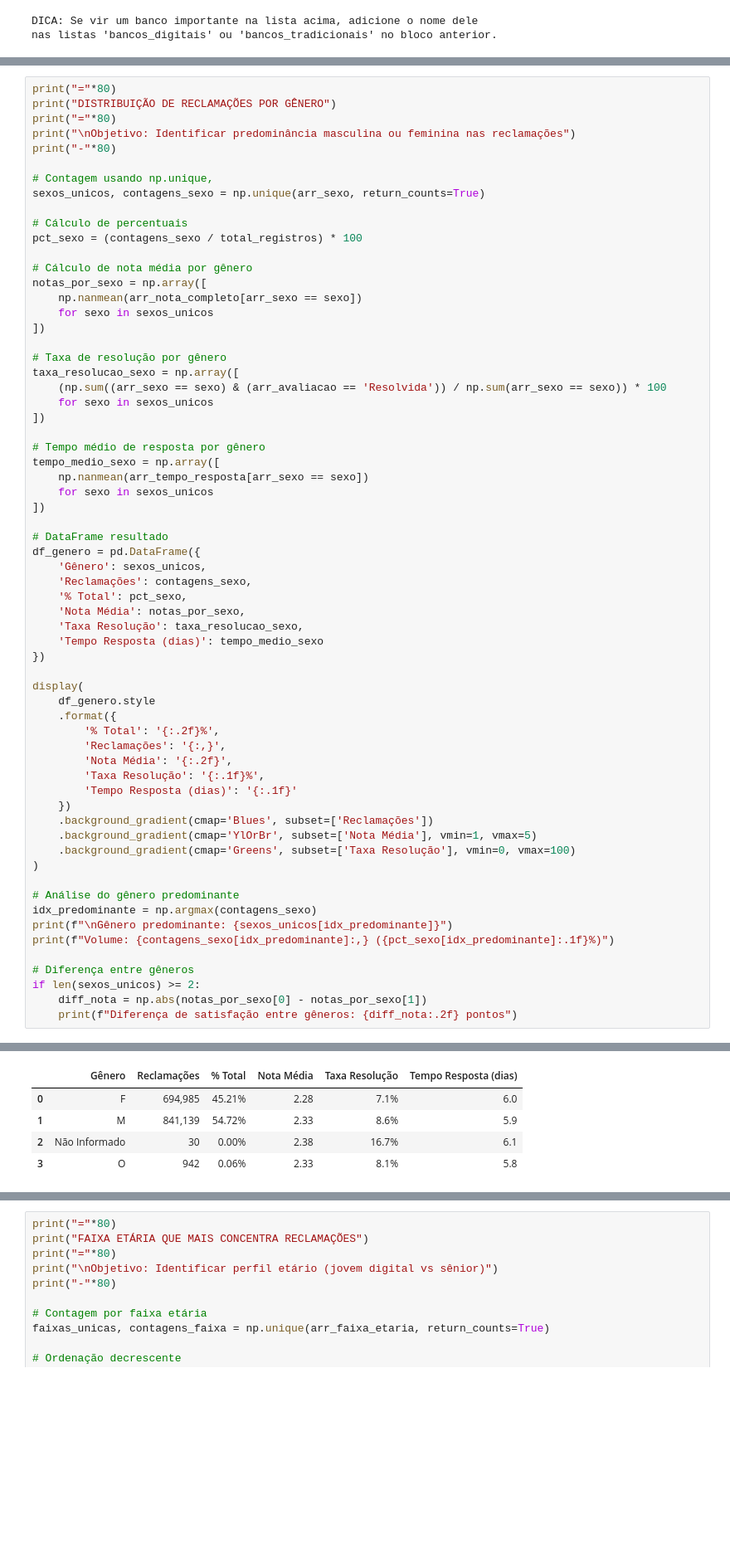
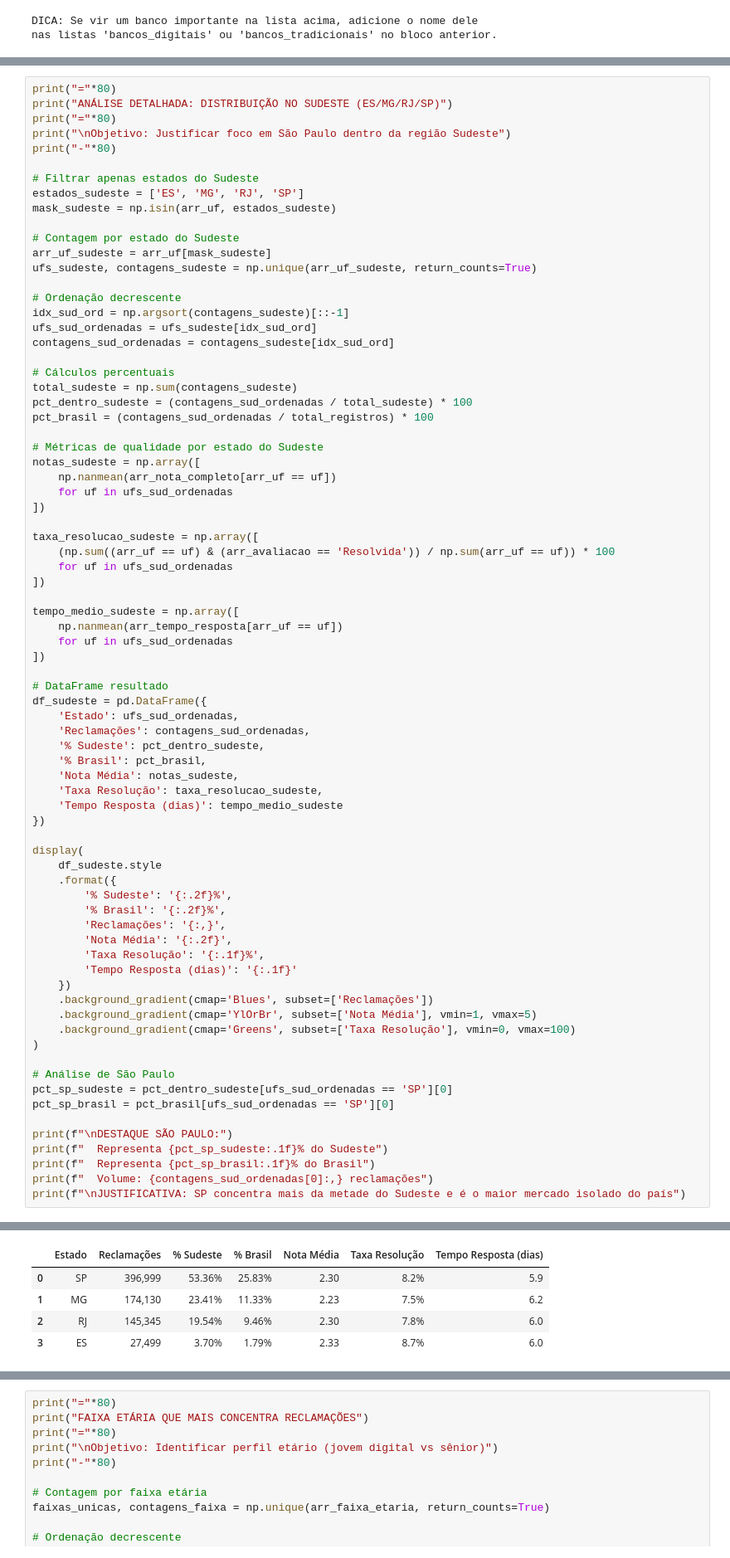
Before and after one commit to afloradda/projeto_mediacao_bancaria, a Jupyter notebook: analises/silver/notebooks_silver/03_analises_terciarias.ipynb, the cells around one changed output, grey strips where cells are left out. Shown at 83% size. Saved outputs shown, nothing was run; the diff lists cells and outputs as text; blank space fills up the shorter version.

```diff
--- a/analises/silver/notebooks_silver/03_analises_terciarias.ipynb
+++ b/analises/silver/notebooks_silver/03_analises_terciarias.ipynb
@@ -1498,48 +1537,60 @@ arr_nota_completo = df_financeiro_br['nota_do_consumidor'].to_numpy(dtype=float)
 # %%
 print("="*80)
-print("DISTRIBUIÇÃO DE RECLAMAÇÕES POR GÊNERO")
+print("ANÁLISE DETALHADA: DISTRIBUIÇÃO NO SUDESTE (ES/MG/RJ/SP)")
 print("="*80)
-print("\nObjetivo: Identificar predominância masculina ou feminina nas reclamações")
+print("\nObjetivo: Justificar foco em São Paulo dentro da região Sudeste")
 print("-"*80)
 
-# Contagem usando np.unique,
-sexos_unicos, contagens_sexo = np.unique(arr_sexo, return_counts=True)
+# Filtrar apenas estados do Sudeste
+estados_sudeste = ['ES', 'MG', 'RJ', 'SP']
+mask_sudeste = np.isin(arr_uf, estados_sudeste)
 
-# Cálculo de percentuais
-pct_sexo = (contagens_sexo / total_registros) * 100
+# Contagem por estado do Sudeste
+arr_uf_sudeste = arr_uf[mask_sudeste]
+ufs_sudeste, contagens_sudeste = np.unique(arr_uf_sudeste, return_counts=True)
 
-# Cálculo de nota média por gênero
-notas_por_sexo = np.array([
-    np.nanmean(arr_nota_completo[arr_sexo == sexo])
-    for sexo in sexos_unicos
+# Ordenação decrescente
+idx_sud_ord = np.argsort(contagens_sudeste)[::-1]
+ufs_sud_ordenadas = ufs_sudeste[idx_sud_ord]
+contagens_sud_ordenadas = contagens_sudeste[idx_sud_ord]
+
+# Cálculos percentuais
+total_sudeste = np.sum(contagens_sudeste)
+pct_dentro_sudeste = (contagens_sud_ordenadas / total_sudeste) * 100
+pct_brasil = (contagens_sud_ordenadas / total_registros) * 100
+
+# Métricas de qualidade por estado do Sudeste
+notas_sudeste = np.array([
+    np.nanmean(arr_nota_completo[arr_uf == uf])
+    for uf in ufs_sud_ordenadas
 ])
 
-# Taxa de resolução por gênero
-taxa_resolucao_sexo = np.array([
-    (np.sum((arr_sexo == sexo) & (arr_avaliacao == 'Resolvida')) / np.sum(arr_sexo == sexo)) * 100
-    for sexo in sexos_unicos
+taxa_resolucao_sudeste = np.array([
+    (np.sum((arr_uf == uf) & (arr_avaliacao == 'Resolvida')) / np.sum(arr_uf == uf)) * 100
+    for uf in ufs_sud_ordenadas
 ])
 
-# Tempo médio de resposta por gênero
-tempo_medio_sexo = np.array([
-    np.nanmean(arr_tempo_resposta[arr_sexo == sexo])
-    for sexo in sexos_unicos
+tempo_medio_sudeste = np.array([
+    np.nanmean(arr_tempo_resposta[arr_uf == uf])
+    for uf in ufs_sud_ordenadas
 ])
 
 # DataFrame resultado
-df_genero = pd.DataFrame({
-    'Gênero': sexos_unicos,
-    'Reclamações': contagens_sexo,
-    '% Total': pct_sexo,
-    'Nota Média': notas_por_sexo,
-    'Taxa Resolução': taxa_resolucao_sexo,
-    'Tempo Resposta (dias)': tempo_medio_sexo
+df_sudeste = pd.DataFrame({
+    'Estado': ufs_sud_ordenadas,
+    'Reclamações': contagens_sud_ordenadas,
+    '% Sudeste': pct_dentro_sudeste,
+    '% Brasil': pct_brasil,
+    'Nota Média': notas_sudeste,
+    'Taxa Resolução': taxa_resolucao_sudeste,
+    'Tempo Resposta (dias)': tempo_medio_sudeste
 })
 
 display(
-    df_genero.style
+    df_sudeste.style
     .format({
-        '% Total': '{:.2f}%',
+        '% Sudeste': '{:.2f}%',
+        '% Brasil': '{:.2f}%',
         'Reclamações': '{:,}',
         'Nota Média': '{:.2f}',
         'Taxa Resolução': '{:.1f}%',
@@ -1550,14 +1601,14 @@ display(
     .background_gradient(cmap='Greens', subset=['Taxa Resolução'], vmin=0, vmax=100)
 )
 
-# Análise do gênero predominante
-idx_predominante = np.argmax(contagens_sexo)
-print(f"\nGênero predominante: {sexos_unicos[idx_predominante]}")
-print(f"Volume: {contagens_sexo[idx_predominante]:,} ({pct_sexo[idx_predominante]:.1f}%)")
+# Análise de São Paulo
+pct_sp_sudeste = pct_dentro_sudeste[ufs_sud_ordenadas == 'SP'][0]
+pct_sp_brasil = pct_brasil[ufs_sud_ordenadas == 'SP'][0]
 
-# Diferença entre gêneros
-if len(sexos_unicos) >= 2:
-    diff_nota = np.abs(notas_por_sexo[0] - notas_por_sexo[1])
-    print(f"Diferença de satisfação entre gêneros: {diff_nota:.2f} pontos")
+print(f"\nDESTAQUE SÃO PAULO:")
+print(f"  Representa {pct_sp_sudeste:.1f}% do Sudeste")
+print(f"  Representa {pct_sp_brasil:.1f}% do Brasil")
+print(f"  Volume: {contagens_sud_ordenadas[0]:,} reclamações")
+print(f"\nJUSTIFICATIVA: SP concentra mais da metade do Sudeste e é o maior mercado isolado do país")
 # %% [output]
 ================================================================================
@@ -1568,6 +1619,6 @@ Objetivo: Identificar predominância masculina ou feminina nas reclamações
 --------------------------------------------------------------------------------
-|  | Gênero | Reclamações | % Total | Nota Média | Taxa Resolução | Tempo Resposta (dias) |
-| 0 | F | 694,985 | 45.21% | 2.28 | 7.1% | 6.0 |
-| 1 | M | 841,139 | 54.72% | 2.33 | 8.6% | 5.9 |
-| 2 | Não Informado | 30 | 0.00% | 2.38 | 16.7% | 6.1 |
-| 3 | O | 942 | 0.06% | 2.33 | 8.1% | 5.8 |
+|  | Estado | Reclamações | % Sudeste | % Brasil | Nota Média | Taxa Resolução | Tempo Resposta (dias) |
+| 0 | SP | 396,999 | 53.36% | 25.83% | 2.30 | 8.2% | 5.9 |
+| 1 | MG | 174,130 | 23.41% | 11.33% | 2.23 | 7.5% | 6.2 |
+| 2 | RJ | 145,345 | 19.54% | 9.46% | 2.30 | 7.8% | 6.0 |
+| 3 | ES | 27,499 | 3.70% | 1.79% | 2.33 | 8.7% | 6.0 |
```
Also changed, not shown: parts of 8 cells of this notebook, 1 other file.
